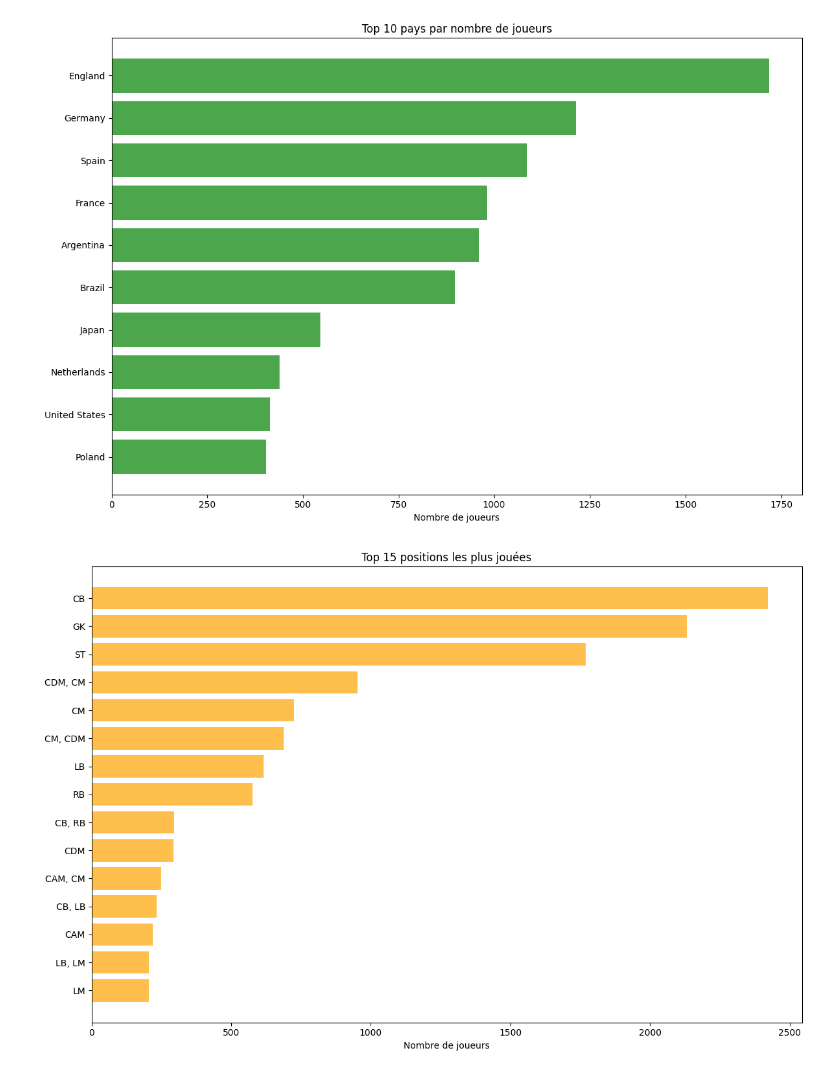
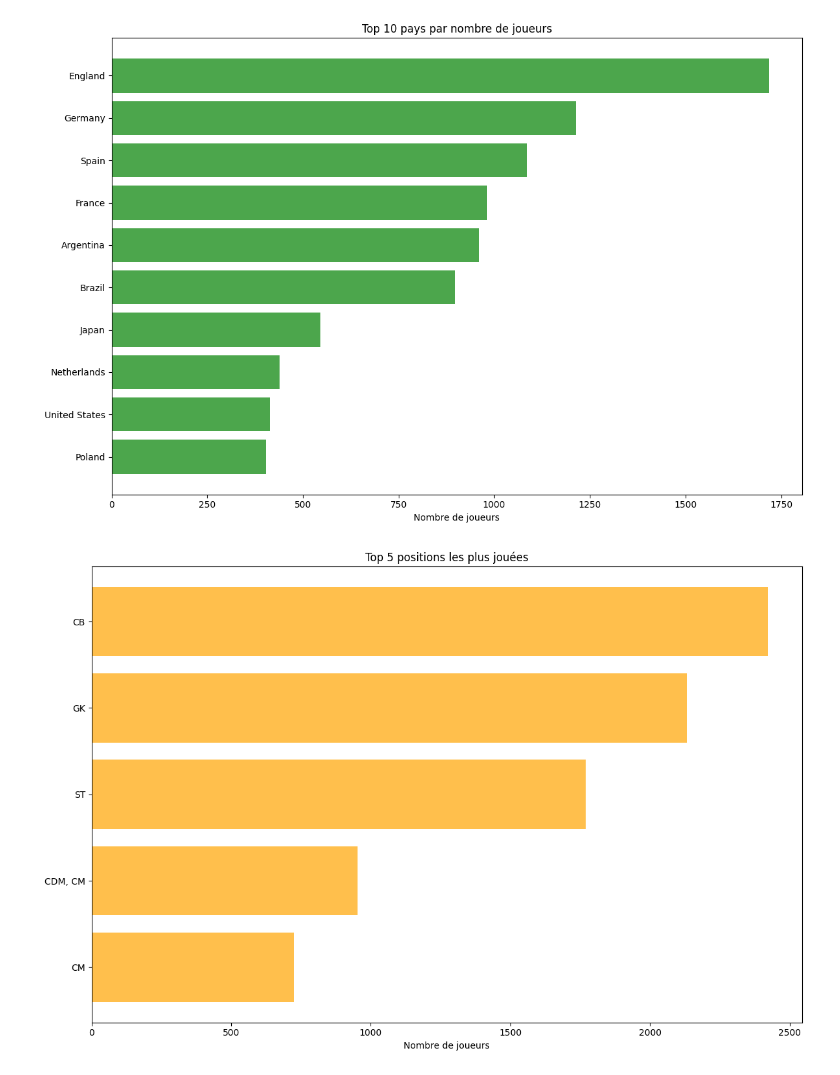
Before and after one commit to Softwinnerr/fifa-players-analysis, a Jupyter notebook: notebooks/03_analysis.ipynb, the cells around one changed output. Saved outputs shown, nothing was run; the diff lists cells and outputs as text; code cells hidden in the pictures.

```diff
--- a/notebooks/03_analysis.ipynb
+++ b/notebooks/03_analysis.ipynb
@@ -42,16 +42,16 @@ plt.show()
 # %% [output]
 [figure]
 # %%
-top_positions = df['player_positions'].value_counts().head(15)
+top_positions = df['player_positions'].value_counts().head(5)
 
 plt.figure(figsize=(12, 8))
 plt.barh(range(len(top_positions)), top_positions.values, color='orange', alpha=0.7)
 plt.yticks(range(len(top_positions)), top_positions.index)
 plt.xlabel('Nombre de joueurs')
-plt.title('Top  positions les plus jouées')
+plt.title('Top 5 positions les plus jouées')
 plt.gca().invert_yaxis()
 plt.tight_layout()
 plt.savefig('../visualizations/top_positions.png', dpi=300, bbox_inches='tight')
 plt.show()
 # %% [output]
-[figure, old version]
+[figure, new version]
```
Also changed, not shown: parts of 11 cells of this notebook, 6 other files.
